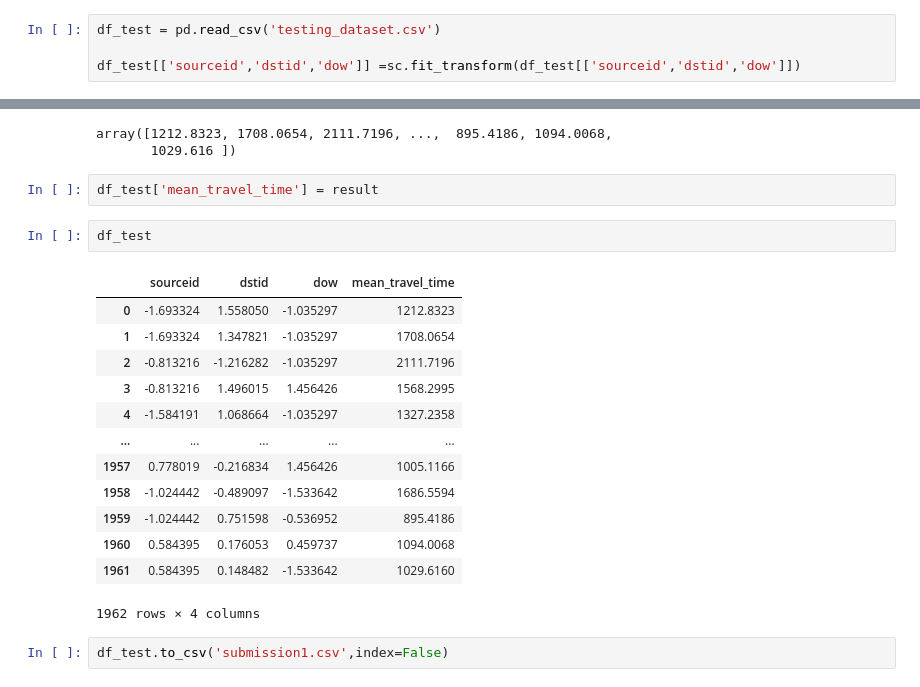
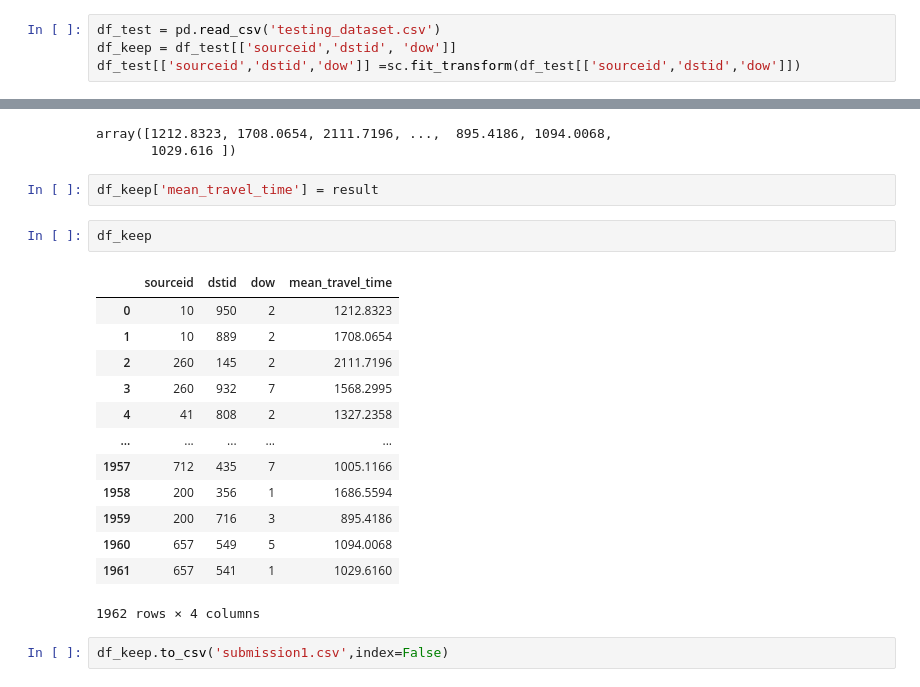
Before and after one commit to aliyusifov99/mec-ds-competition, a Jupyter notebook: Elnur/Model.ipynb, the cells around one changed output, grey strips where cells are left out. Cells and saved outputs as stored; diff of their text form.

```diff
--- a/Elnur/Model.ipynb
+++ b/Elnur/Model.ipynb
@@ -100,7 +100,7 @@ mse
 406568.70702930354
 # %%
 df_test = pd.read_csv('testing_dataset.csv')
-
+df_keep = df_test[['sourceid','dstid', 'dow']]
 df_test[['sourceid','dstid','dow']] =sc.fit_transform(df_test[['sourceid','dstid','dow']])
 # %%
 result = rf.predict(df_test)
@@ -110,22 +110,22 @@ result
 array([1212.8323, 1708.0654, 2111.7196, ...,  895.4186, 1094.0068,
        1029.616 ])
 # %%
-df_test['mean_travel_time'] = result
+df_keep['mean_travel_time'] = result
-# %%
-df_test
-# %% [output]
-|  | sourceid | dstid | dow | mean_travel_time |
-| 0 | -1.693324 | 1.558050 | -1.035297 | 1212.8323 |
-| 1 | -1.693324 | 1.347821 | -1.035297 | 1708.0654 |
-| 2 | -0.813216 | -1.216282 | -1.035297 | 2111.7196 |
-| 3 | -0.813216 | 1.496015 | 1.456426 | 1568.2995 |
-| 4 | -1.584191 | 1.068664 | -1.035297 | 1327.2358 |
-| ... | ... | ... | ... | ... |
-| 1957 | 0.778019 | -0.216834 | 1.456426 | 1005.1166 |
-| 1958 | -1.024442 | -0.489097 | -1.533642 | 1686.5594 |
-| 1959 | -1.024442 | 0.751598 | -0.536952 | 895.4186 |
-| 1960 | 0.584395 | 0.176053 | 0.459737 | 1094.0068 |
-| 1961 | 0.584395 | 0.148482 | -1.533642 | 1029.6160 |
-1962 rows × 4 columns
+# %%
+df_keep
+# %% [output]
+|  | sourceid | dstid | dow | mean_travel_time |
+| 0 | 10 | 950 | 2 | 1212.8323 |
+| 1 | 10 | 889 | 2 | 1708.0654 |
+| 2 | 260 | 145 | 2 | 2111.7196 |
+| 3 | 260 | 932 | 7 | 1568.2995 |
+| 4 | 41 | 808 | 2 | 1327.2358 |
+| ... | ... | ... | ... | ... |
+| 1957 | 712 | 435 | 7 | 1005.1166 |
+| 1958 | 200 | 356 | 1 | 1686.5594 |
+| 1959 | 200 | 716 | 3 | 895.4186 |
+| 1960 | 657 | 549 | 5 | 1094.0068 |
+| 1961 | 657 | 541 | 1 | 1029.6160 |
+1962 rows × 4 columns
 # %%
-df_test.to_csv('submission1.csv',index=False)
+df_keep.to_csv('submission1.csv',index=False)
```
Also changed, not shown: 1 other file.
